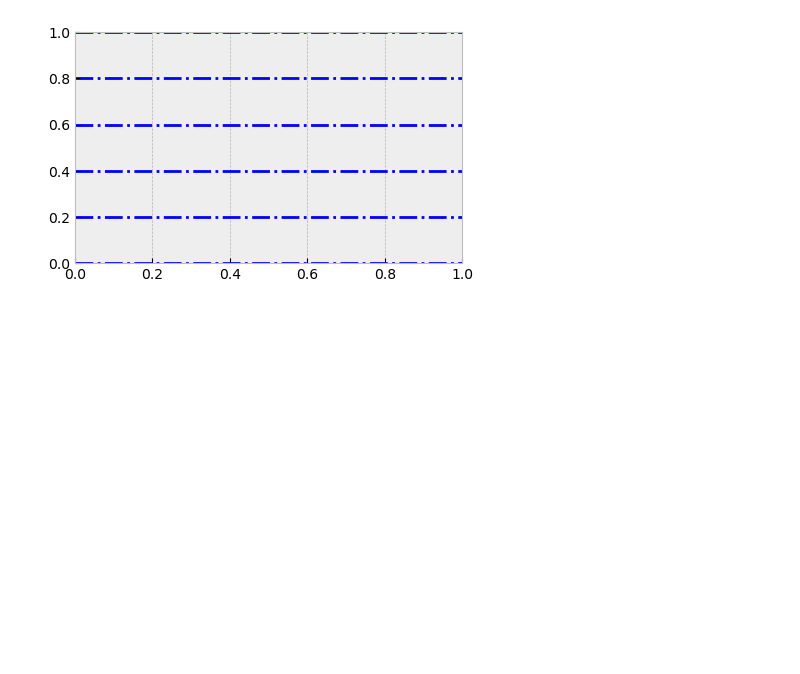
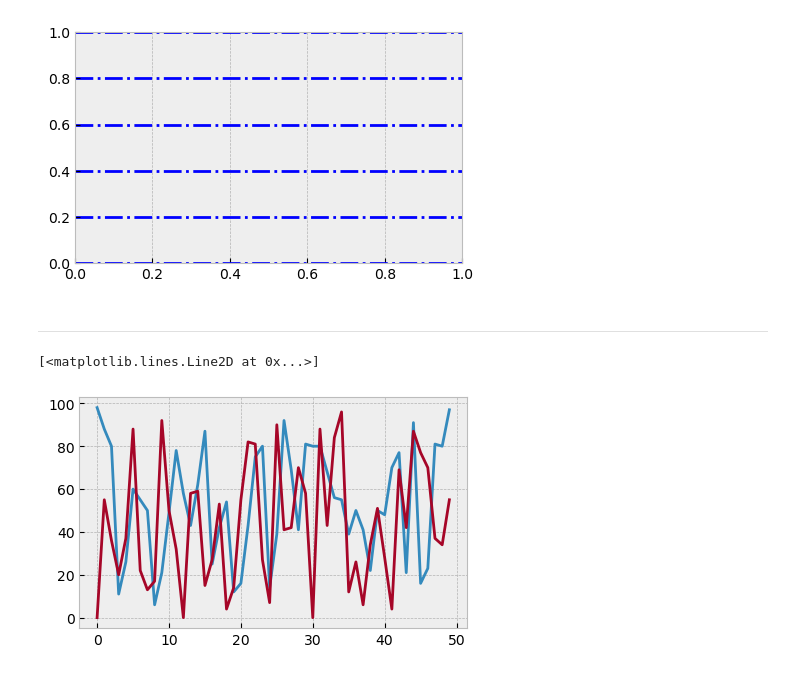
Before and after one commit to camellikna/visualization, a Jupyter notebook: 02_activities/assignments/Part1 of Class.ipynb, the cells around one changed output. Saved outputs shown, nothing was run; the diff lists cells and outputs as text; code cells hidden in the pictures; blank space fills up the shorter version.

```diff
--- a/02_activities/assignments/Part1 of Class.ipynb
+++ b/02_activities/assignments/Part1 of Class.ipynb
@@ -195,3 +219,21 @@ ax.grid(axis = 'y')
 ax.grid(axis = 'y', color = "blue", linewidth = 2, linestyle = '-.')
 # %% [output]
 [figure]
+# %% [markdown]
+********************************************************************************************************************************************************************************************************************************************************************
+# %%
+#Setting up random seed and sample data
+np.random.seed(613)
+x = np.arange(50)
+y1 = np.random.randint(0, 100, 50)
+y2 = np.random.randint(0, 100, 50)
+x2 = np.array(["Luffy", "Zoro", "Nami", "Usopp", "Sanji"])
+y2_bar = np.array([110, 180, 240, 99, 220])
+# %%
+# Basic plot
+fig, ax = plt.subplots(figsize=(5, 3))
+ax.plot(x, y1)
+ax.plot(x, y2)
+# %% [output]
+[<matplotlib.lines.Line2D at 0x...>]
+[figure, added]
```
Also changed, not shown: parts of 25 cells of this notebook, 1 other file.
